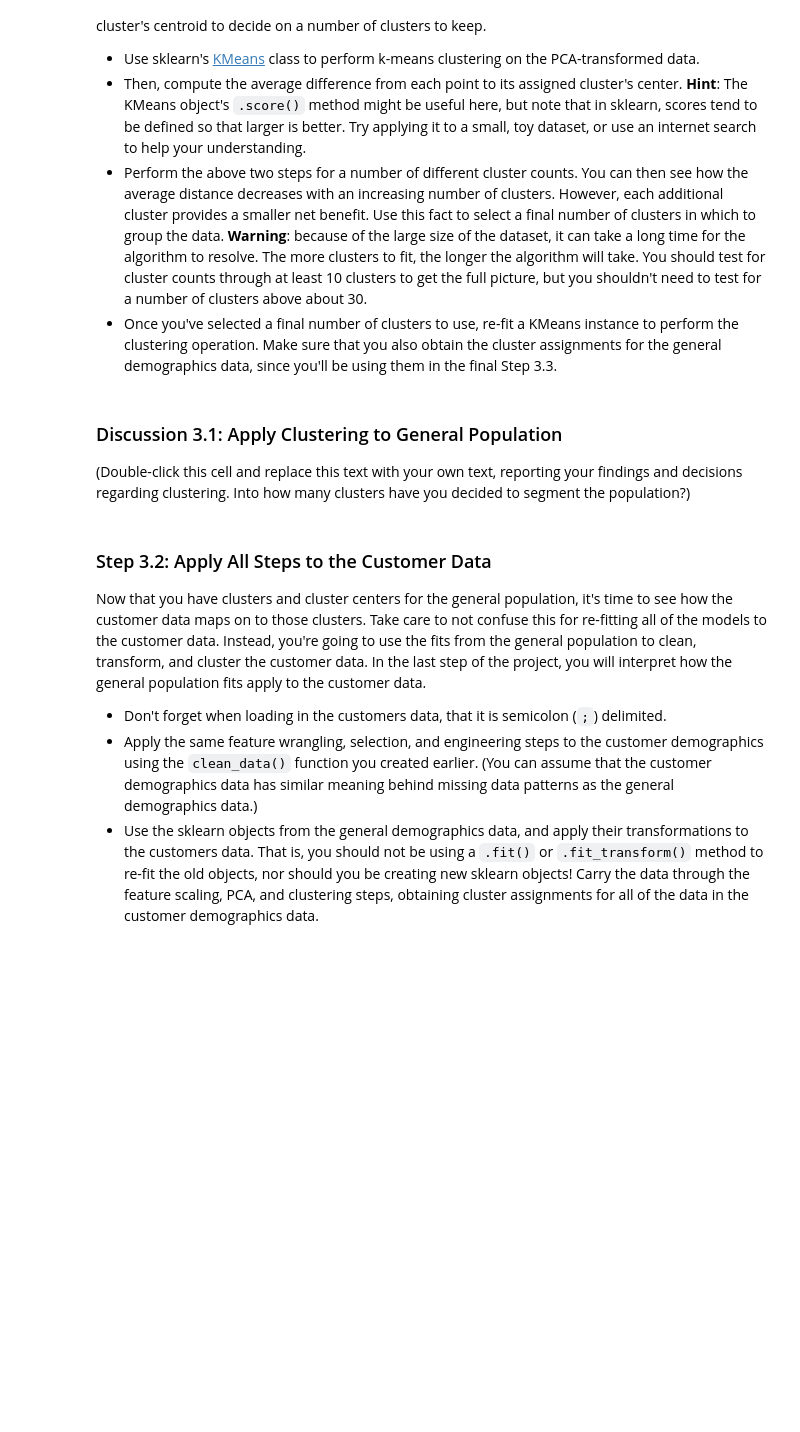
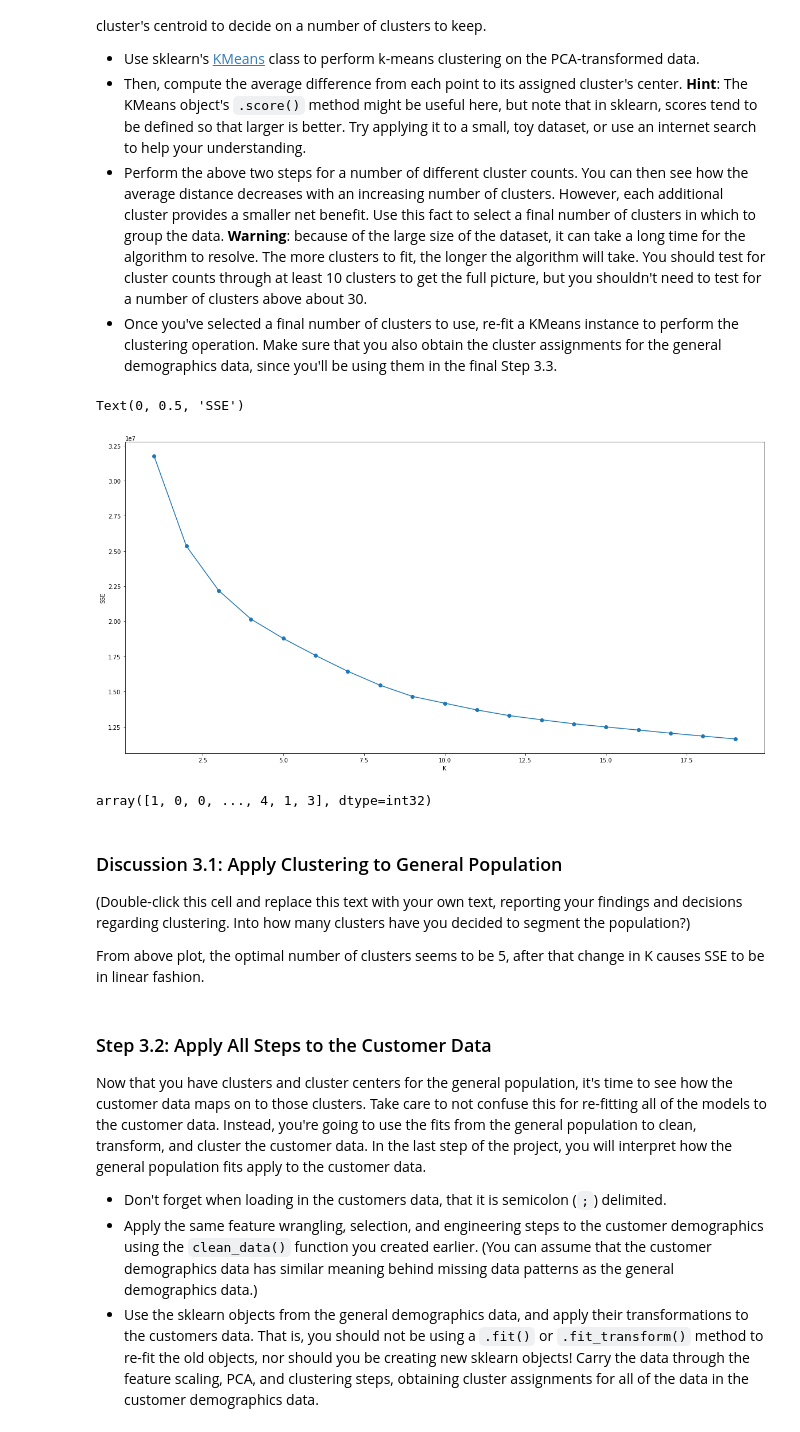
Before and after one commit to rajashekar/Identify_Customer_Segments, a Jupyter notebook: Identify_Customer_Segments.ipynb, the cells around one changed output. Drawn from its saved outputs; the diff is of its cells as text; code cells hidden in the pictures; blank space fills up the shorter version.

Commit message:
feat: Applied Clustering

```diff
--- a/Identify_Customer_Segments.ipynb
+++ b/Identify_Customer_Segments.ipynb
@@ -1180,22 +1182,39 @@ You've assessed and cleaned the demographics data, then scaled and transformed t
 - Once you've selected a final number of clusters to use, re-fit a KMeans instance to perform the clustering operation. Make sure that you also obtain the cluster assignments for the general demographics data, since you'll be using them in the final Step 3.3.
 # %%
 # Over a number of different cluster counts...
-
-
+scores = list()
+for center in list(range(1, 20)):
     # run k-means clustering on the data and...
-
-
+    kmeans = KMeans(n_clusters=center, random_state=0)
+    kmeans.fit(azdias_pca)
     # compute the average within-cluster distances.
+    score = np.abs(kmeans.score(azdias_pca))
+    scores.append(score)
 # %%
 # Investigate the change in within-cluster distance across number of clusters.
 # HINT: Use matplotlib's plot function to visualize this relationship.
+plt.figure(figsize=(20,10))
+plt.plot(list(range(1, 20)), scores, marker = 'o')
+plt.xlabel('K')
+plt.ylabel('SSE')
+# %% [output]
+Text(0, 0.5, 'SSE')
+[figure, added]
 # %%
 # Re-fit the k-means model with the selected number of clusters and obtain
 # cluster predictions for the general population demographics data.
+kmeans = KMeans(n_clusters=5, random_state=0)
+kmeans = kmeans.fit(azdias_pca)
+labels = kmeans.predict(azdias_pca)
+labels
+# %% [output]
+array([1, 0, 0, ..., 4, 1, 3], dtype=int32)
 # %% [markdown]
 ### Discussion 3.1: Apply Clustering to General Population
 
 (Double-click this cell and replace this text with your own text, reporting your findings and decisions regarding clustering. Into how many clusters have you decided to segment the population?)
+
+From above plot, the optimal number of clusters seems to be 5, after that change in K causes SSE to be in linear fashion.
 # %% [markdown]
 ### Step 3.2: Apply All Steps to the Customer Data
 
```
Also changed, not shown: parts of 12 cells of this notebook, 1 other file.
